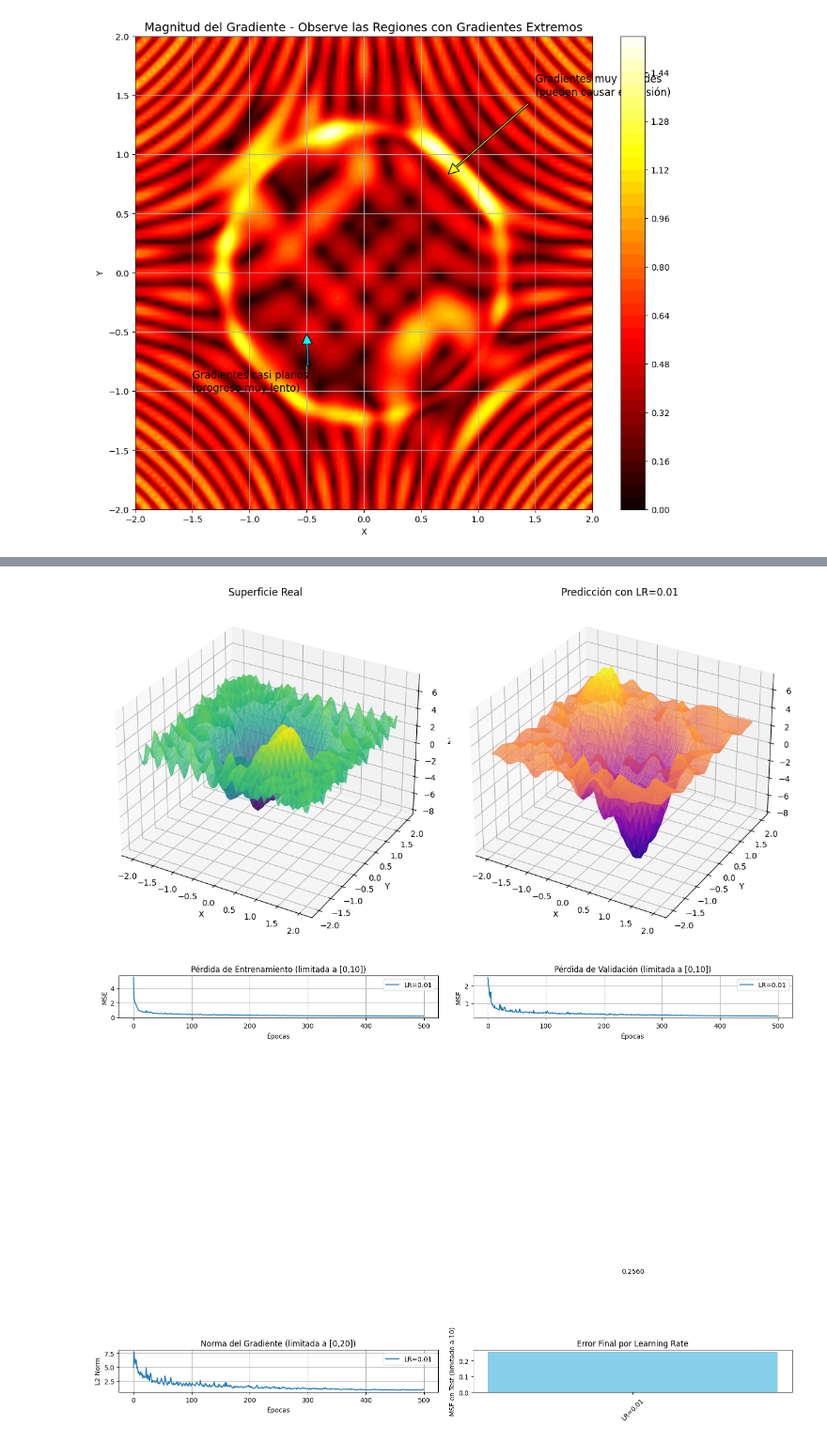
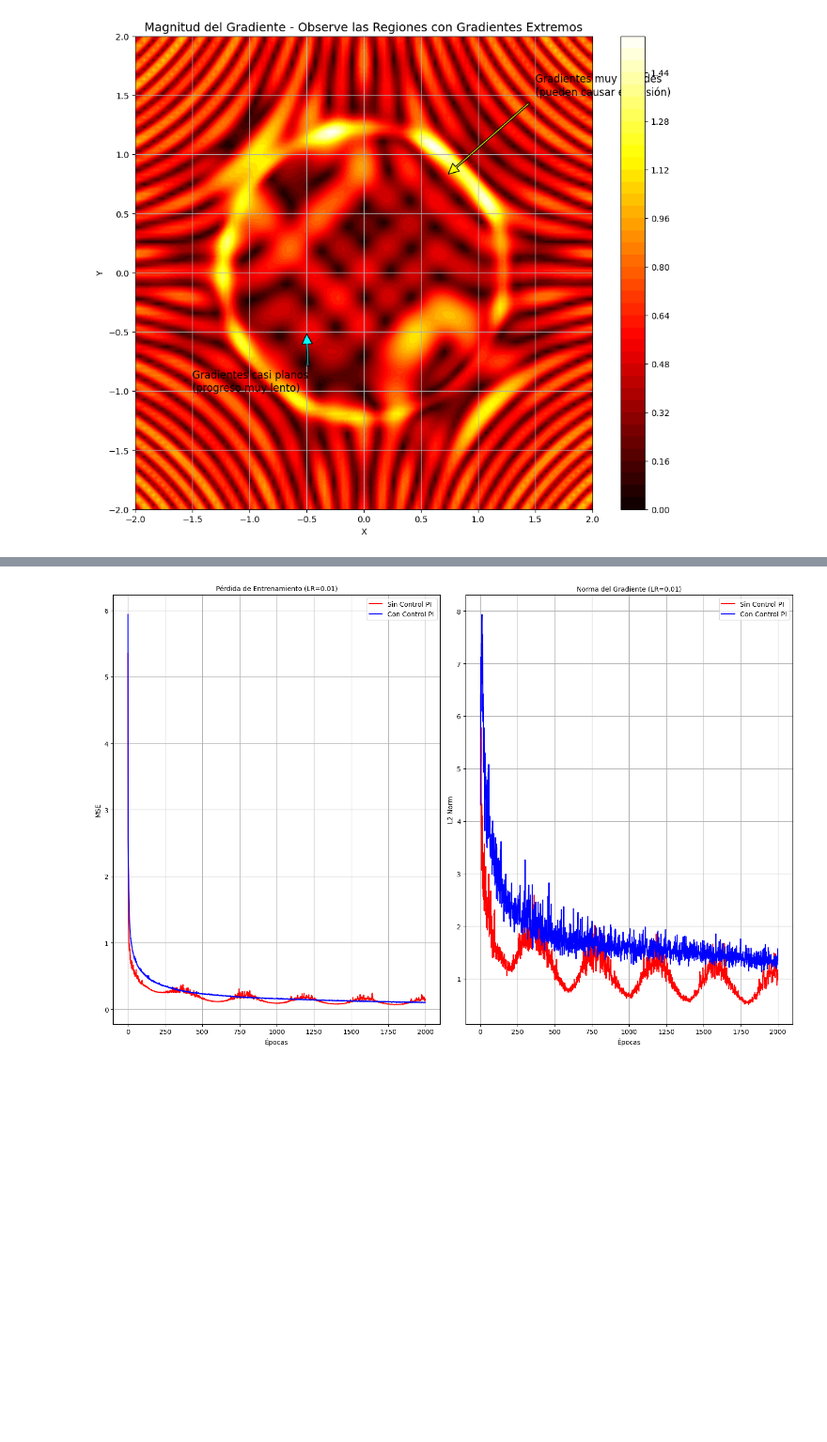
Before and after one commit to eigencore/closed-loop-training, a Jupyter notebook: play.ipynb, the cells around one changed output, grey strips where cells are left out. Shown at 94% size. Drawn from its saved outputs; the diff is of its cells as text; code cells hidden in the pictures; blank space fills up the shorter version.

```diff
--- a/play.ipynb
+++ b/play.ipynb
@@ -650,14 +738,19 @@ X, y = generate_multimodal_dataset(n_samples=3000, noise_level=0.05)
 
 # Comparar diferentes learning rates
 lr_values = [1e-2]
-results = compare_learning_rates(X, y, lr_values, epochs=500, batch_size=64)
+# results = compare_learning_rates(X, y, lr_values, epochs=500, batch_size=64)
 
 # Visualizar resultados
-visualize_predictions(results, lr_values)
+# visualize_predictions(results, lr_values)
 
 # Comparar con y sin gradient clipping
-results_no_clip, results_with_clip = compare_with_without_clipping(
-    X, y, lr_values=[1e-2], epochs=500, batch_size=64
+# results_no_clip, results_with_clip = compare_with_without_clipping(
+#     X, y, lr_values=[1e-2], epochs=500, batch_size=64
+# )
+
+# Comparar con y sin controlador PI
+results_no_pi, results_with_pi = compare_with_without_controller(
+    X, y, lr_values=lr_values, epochs=2000, batch_size=64
 )
 # %% [output]
 Generando dataset con superficie multimodal...
@@ -680,2 +773 @@ MSE final en test: 0.2560
-[figure, old version]
+[figure, new version]
-[figure, removed]
```
Also changed, not shown: parts of 4 cells of this notebook, 6 other files.
